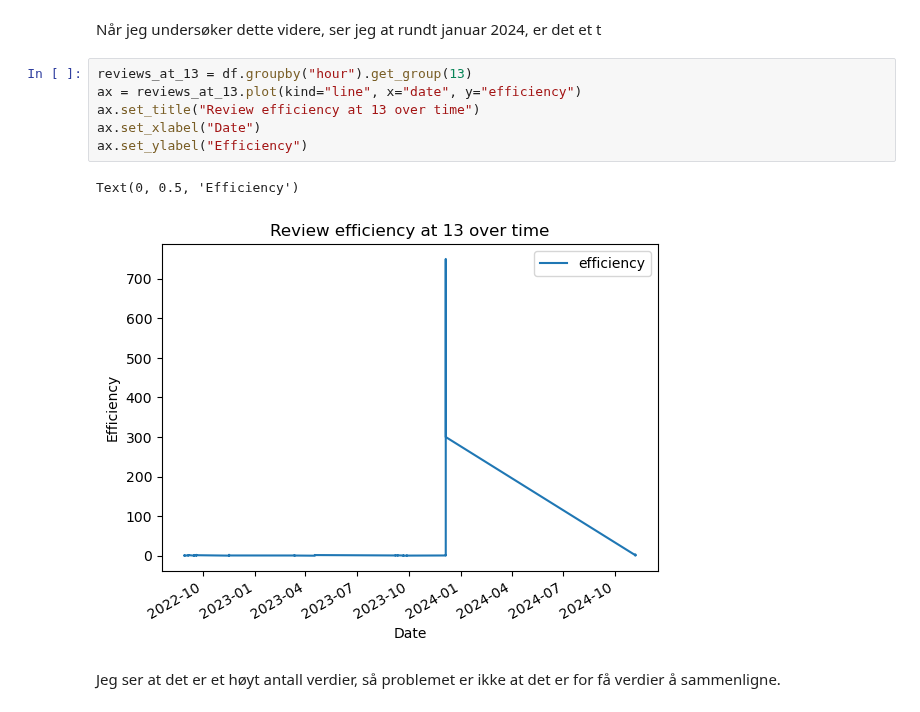
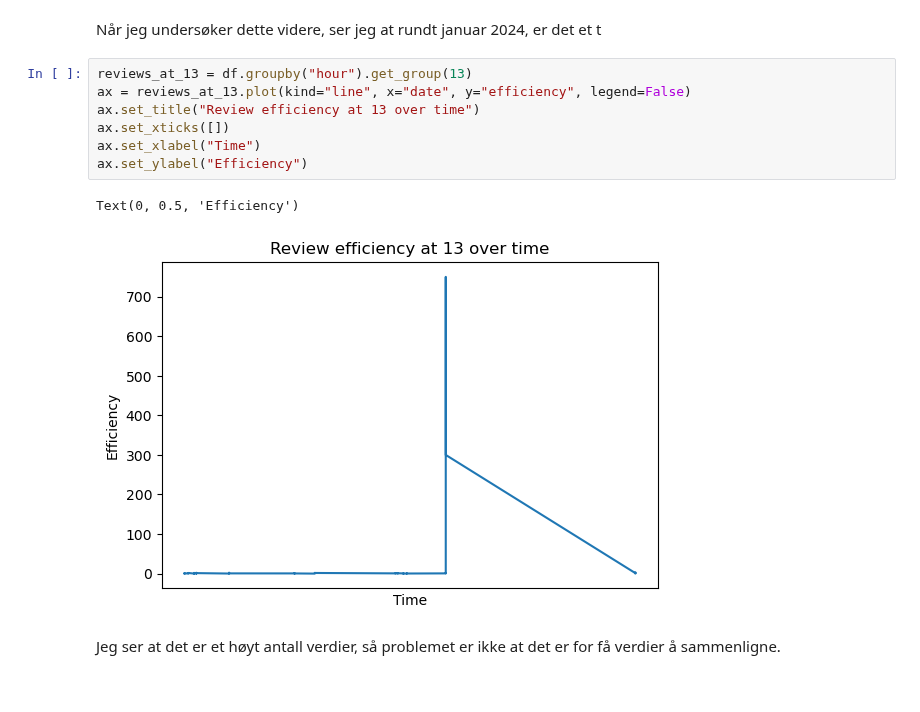
Before and after one commit to LilleAila/projects, a Jupyter notebook: it2/21-datasett-prosjekt-final/anki/pandas.ipynb, the cells around one changed output. Cells and saved outputs as stored; diff of their text form.

```diff
--- a/it2/21-datasett-prosjekt-final/anki/pandas.ipynb
+++ b/it2/21-datasett-prosjekt-final/anki/pandas.ipynb
@@ -170,13 +170,14 @@ Text(0, 0.5, 'Average efficiency (ease / time)')
 Når jeg undersøker dette videre, ser jeg at rundt januar 2024, er det et t
 # %%
 reviews_at_13 = df.groupby("hour").get_group(13)
-ax = reviews_at_13.plot(kind="line", x="date", y="efficiency")
+ax = reviews_at_13.plot(kind="line", x="date", y="efficiency", legend=False)
 ax.set_title("Review efficiency at 13 over time")
-ax.set_xlabel("Date")
+ax.set_xticks([])
+ax.set_xlabel("Time")
 ax.set_ylabel("Efficiency")
 # %% [output]
 Text(0, 0.5, 'Efficiency')
-[figure, old version]
+[figure, new version]
 # %% [markdown]
 Jeg ser at det er et høyt antall verdier, så problemet er ikke at det er for få verdier å sammenligne.
 # %%
```
Also changed, not shown: parts of 1 cell of this notebook, 8 other files.
